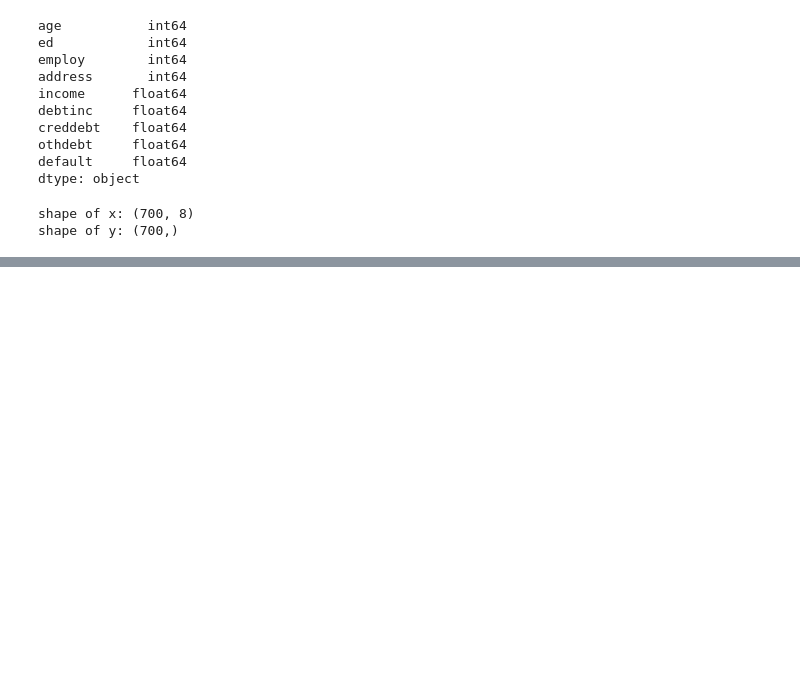
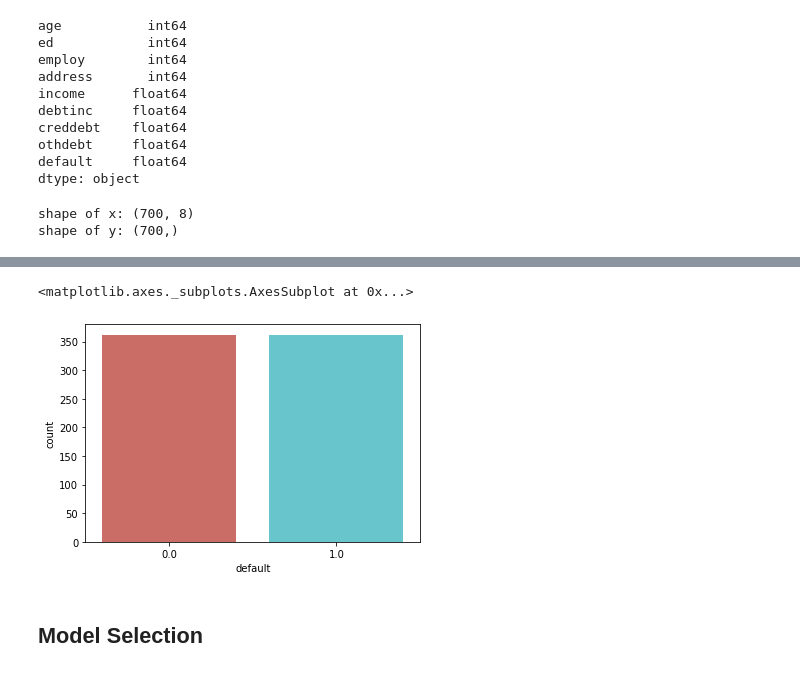
Before and after one commit to avinashsajeevan/Bank-Loan-Default-Prediction, a Jupyter notebook: Bank Loan Default Case_D1.ipynb, the cells around one changed output, grey strips where cells are left out. Saved outputs shown, nothing was run; the diff lists cells and outputs as text; code cells hidden in the pictures; blank space fills up the shorter version.

```diff
--- a/Bank Loan Default Case_D1.ipynb
+++ b/Bank Loan Default Case_D1.ipynb
@@ -257,4 +257,7 @@ print('shape of y: {}'.format(y.shape))
 # %% [output]
 shape of x: (700, 8)
 shape of y: (700,)
+# %%
+from sklearn.model_selection import train_test_split
+x_train, x_test, y_train, y_test = train_test_split(X, y, test_size=0.3, random_state=0)
 # %%
@@ -263,0 +274,13 @@ ModuleNotFoundError: No module named 'imblearn'
+# %%
+print("Before OverSampling, counts of default '1': {}".format(sum(y_train == 1)))
+print("Before OverSampling, counts of default '0': {} \n".format(sum(y_train == 0)))
+
+from imblearn.over_sampling import SMOTE
+sm = SMOTE(random_state = 0)
+x_train_sm, y_train_sm = sm.fit_sample(x_train, y_train)
+
+print('After OverSampling, the shape of x_train: {}'.format(x_train_sm.shape))
+print('After OverSampling, the shape of y_train: {} \n'.format(y_train_sm.shape))
+
+print("After OverSampling, counts of label '1': {}".format(sum(y_train_sm == 1)))
+print("After OverSampling, counts of label '0': {}".format(sum(y_train_sm == 0)))
@@ -264 +296,8 @@ ModuleNotFoundError: No module named 'imblearn'
+# %%
+sns.countplot(y_train_sm,data=df, palette='hls')
+# %% [output]
+<matplotlib.axes._subplots.AxesSubplot at 0x...>
+[figure, added]
+# %% [markdown]
+## Model Selection
 # %%
```
Also changed, not shown: parts of 56 cells of this notebook.
